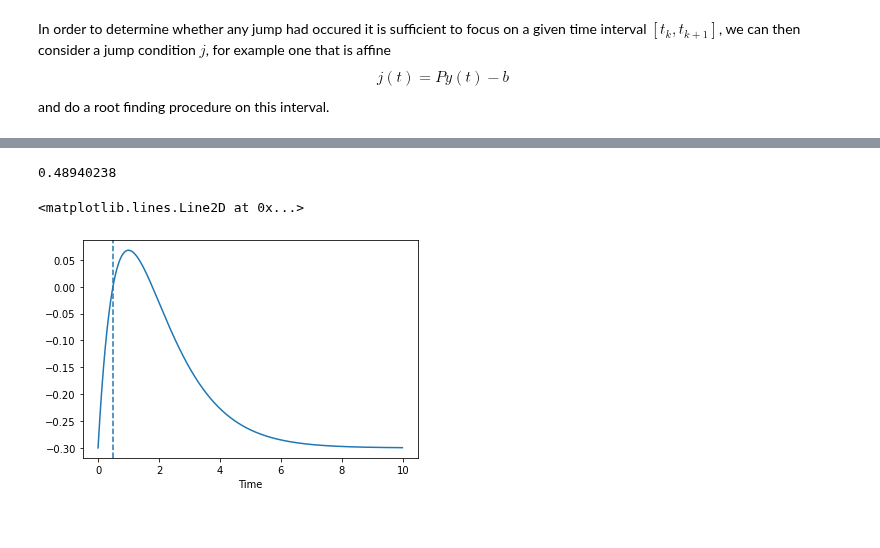
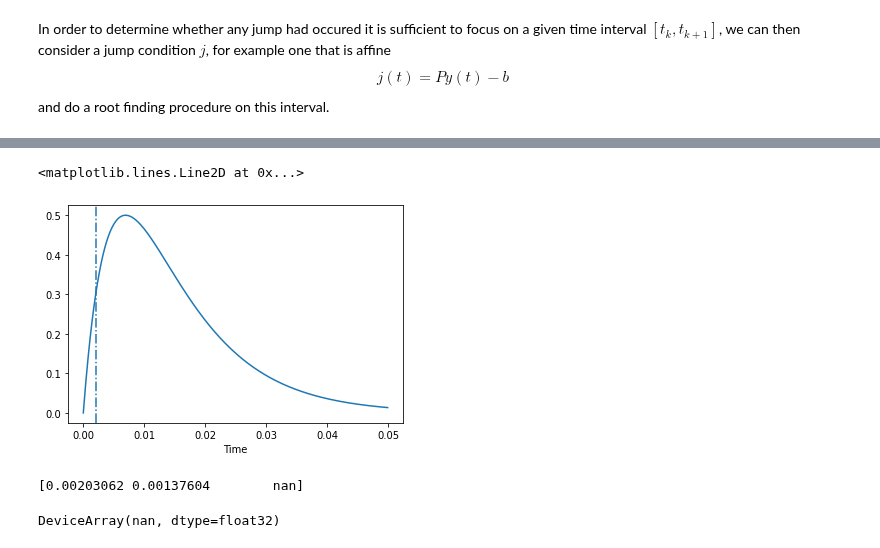
Before and after one commit to electronicvisions/jaxsnn, a Jupyter notebook: jaxsnn/notebooks/exponential_integrators.ipynb, the cells around one changed output, grey strips where cells are left out. Drawn from its saved outputs; the diff is of its cells as text; code cells hidden in the pictures.

```diff
--- a/jaxsnn/notebooks/exponential_integrators.ipynb
+++ b/jaxsnn/notebooks/exponential_integrators.ipynb
@@ -279,30 +79,38 @@ ys = jax.vmap(partial(jc, y0))(xs)
-# %%
-spike_time = newton(partial(jc, y0), 0.5)
-# spike_time_ = bisection(jc, 0.0, 10.0, 0.001)
-print(spike_time)
-plt.xlabel('Time')
-plt.plot(xs, ys)
-plt.axvline(spike_time, linestyle='--')
-# plt.axvline(spike_time_, linestyle='-.')
-# %% [output]
-0.48940238
-<matplotlib.lines.Line2D at 0x...>
-[figure, removed]
-# %%
-A = np.array([[-1,1], [0,-1],
-    # [[-0.8,0.8], [0,-.8]],
-    # [[-.7,.7], [0,-.7]],
-    # [[-.5,.5], [0,-.5]]
-])
-
-# y0 = np.array([[0.0, 1.0],[0.0, 1.0], [0.0, 1.0], [0.0, 1.0]])
-y0 = np.array([[0.0, 1.0]])
-
-
-def f(A, x0, t):
-  return np.dot(jax.scipy.linalg.expm(A * t), x0)
-
-def jump_condition(f, v_th, y0, t):
-  return f(y0, t)[0] - v_th # this implements the P y(t) - b above
-
-jc = partial(jump_condition, partial(f, A[0]), 0.3)
+# %%
+y0 = np.array([0.0, 1.0])
+xs = np.arange(0, 0.05 ,1e-4)
+v_th = 0.3
+
+
+def jump_condition(dynamics, v_th, x0, t):
+  return dynamics(x0, t)[0] - v_th # this implements the P y(t) - b above
+
+
+jc = partial(jump_condition, dynamics, v_th)
+ys = jax.vmap(partial(dynamics, y0))(xs)[:, 0]
+
+solver = jax.jit(partial(newton, jc))
+
+spike_time = solver(y0, 1e-4)
+# %timeit solver(y0, 1e-4)
+
+plt.xlabel('Time')
+plt.plot(xs, ys)
+plt.axvline(spike_time, linestyle='-.')
+# %% [output]
+<matplotlib.lines.Line2D at 0x...>
+[figure, added]
+# %%
+# do this for two neurons
+y0 = np.array([[0.0, 1.0], [0.1, 1.0], [0.0, 0.0]])
+batched_solver = jax.jit(jax.vmap(solver, in_axes=(0, None)))
+spike_times = batched_solver(y0, 1e-4)
+# %timeit batched_solver(y0, 1e-4)
+print(spike_times)
+# %% [output]
+[0.00203062 0.00137604        nan]
+# %%
+# nevative spike times return nan
+solver(np.array([0.0, 0.1]), 1e-4)
+# %% [output]
+DeviceArray(nan, dtype=float32)
```
Also changed, not shown: parts of 34 cells of this notebook, 1 other file.
